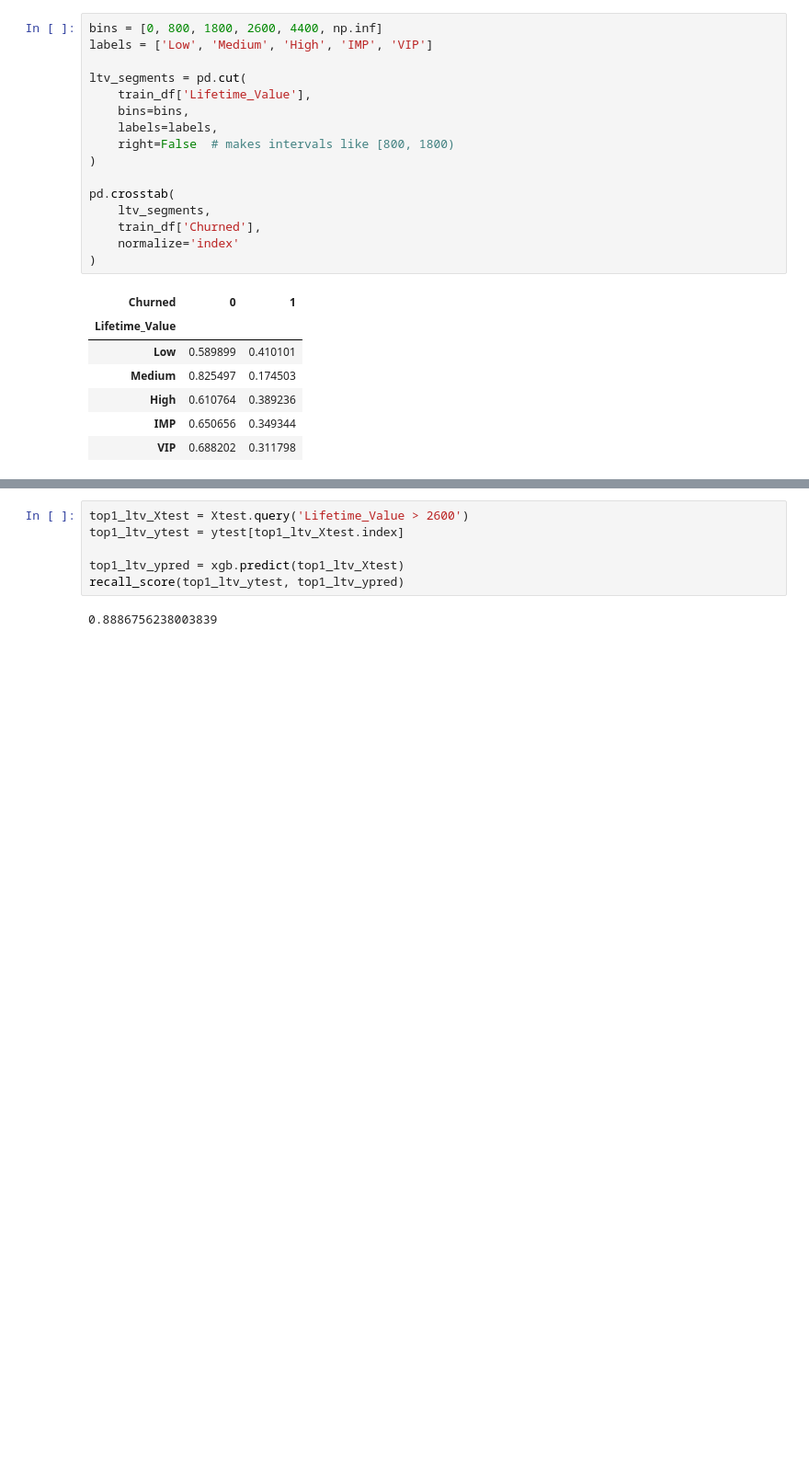
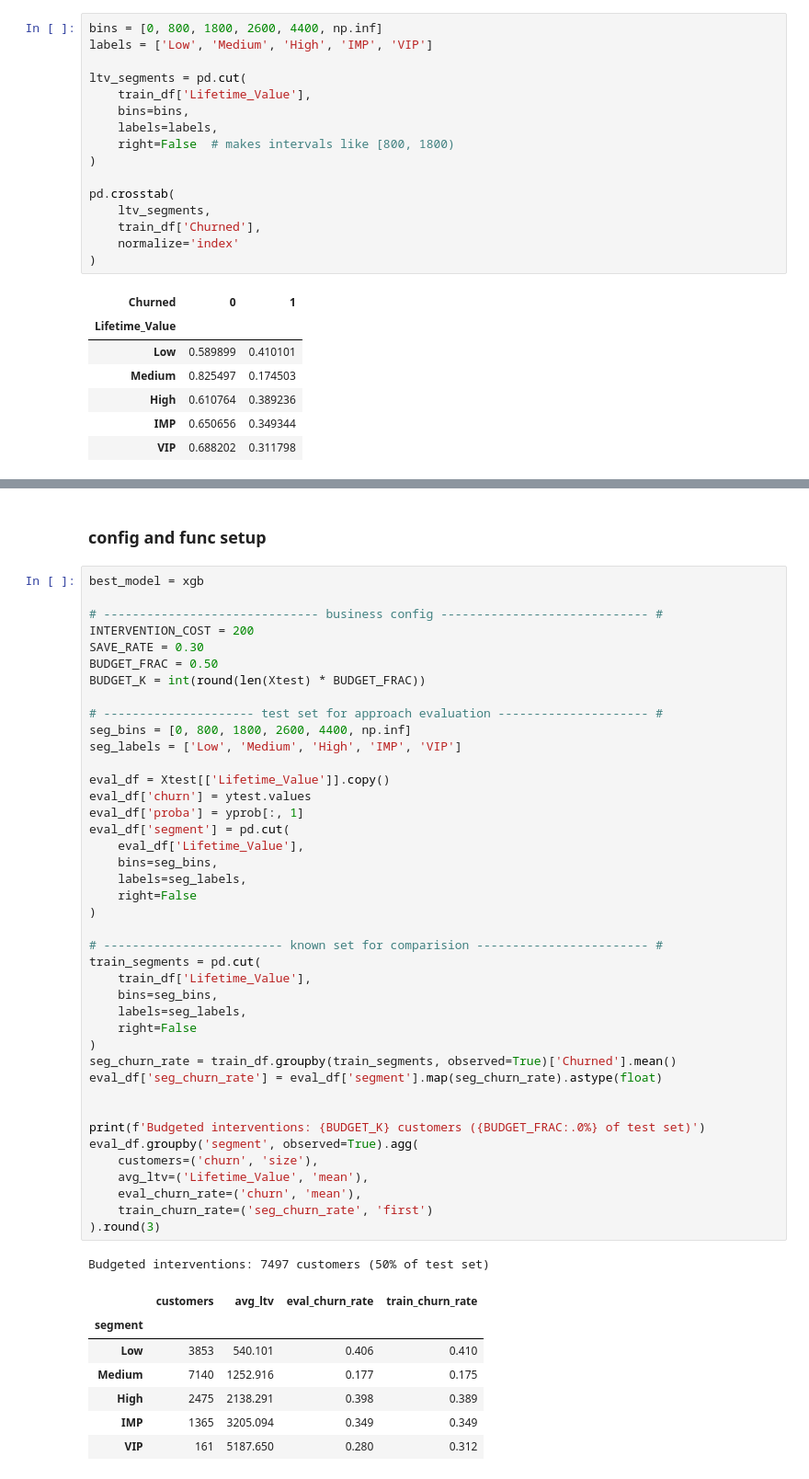
Before and after one commit to shashankgarewal/customer-churn-prediction-segmentation-revenue-risk-analysis, a Jupyter notebook: notebooks/business-solution-evaluation.ipynb, the cells around one changed output, grey strips where cells are left out. Shown at 92% size. Saved outputs shown, nothing was run; the diff lists cells and outputs as text; blank space fills up the shorter version.

```diff
--- a/notebooks/business-solution-evaluation.ipynb
+++ b/notebooks/business-solution-evaluation.ipynb
@@ -171,8 +181,52 @@ pd.crosstab(
+# %% [markdown]
+### config and func setup
 # %%
-top1_ltv_Xtest = Xtest.query('Lifetime_Value > 2600')
-top1_ltv_ytest = ytest[top1_ltv_Xtest.index]
+best_model = xgb
 
-top1_ltv_ypred = xgb.predict(top1_ltv_Xtest)
-recall_score(top1_ltv_ytest, top1_ltv_ypred)
+# ------------------------------ business config ----------------------------- #
+INTERVENTION_COST = 200
+SAVE_RATE = 0.30
+BUDGET_FRAC = 0.50
+BUDGET_K = int(round(len(Xtest) * BUDGET_FRAC))
+
+# --------------------- test set for approach evaluation --------------------- #
+seg_bins = [0, 800, 1800, 2600, 4400, np.inf]
+seg_labels = ['Low', 'Medium', 'High', 'IMP', 'VIP']
+
+eval_df = Xtest[['Lifetime_Value']].copy()
+eval_df['churn'] = ytest.values
+eval_df['proba'] = yprob[:, 1]
+eval_df['segment'] = pd.cut(
+    eval_df['Lifetime_Value'],
+    bins=seg_bins,
+    labels=seg_labels,
+    right=False
+)
+
+# ------------------------- known set for comparision ------------------------ #
+train_segments = pd.cut(
+    train_df['Lifetime_Value'],
+    bins=seg_bins,
+    labels=seg_labels,
+    right=False
+)
+seg_churn_rate = train_df.groupby(train_segments, observed=True)['Churned'].mean()
+eval_df['seg_churn_rate'] = eval_df['segment'].map(seg_churn_rate).astype(float)
+
+
+print(f'Budgeted interventions: {BUDGET_K} customers ({BUDGET_FRAC:.0%} of test set)')
+eval_df.groupby('segment', observed=True).agg(
+    customers=('churn', 'size'),
+    avg_ltv=('Lifetime_Value', 'mean'),
+    eval_churn_rate=('churn', 'mean'),
+    train_churn_rate=('seg_churn_rate', 'first')
+).round(3)
 # %% [output]
-0.8886756238003839
+Budgeted interventions: 7497 customers (50% of test set)
+|  | customers | avg_ltv | eval_churn_rate | train_churn_rate |
+| segment |  |  |  |  |
+| Low | 3853 | 540.101 | 0.406 | 0.410 |
+| Medium | 7140 | 1252.916 | 0.177 | 0.175 |
+| High | 2475 | 2138.291 | 0.398 | 0.389 |
+| IMP | 1365 | 3205.094 | 0.349 | 0.349 |
+| VIP | 161 | 5187.650 | 0.280 | 0.312 |
```
Also changed, not shown: parts of 18 cells of this notebook.
